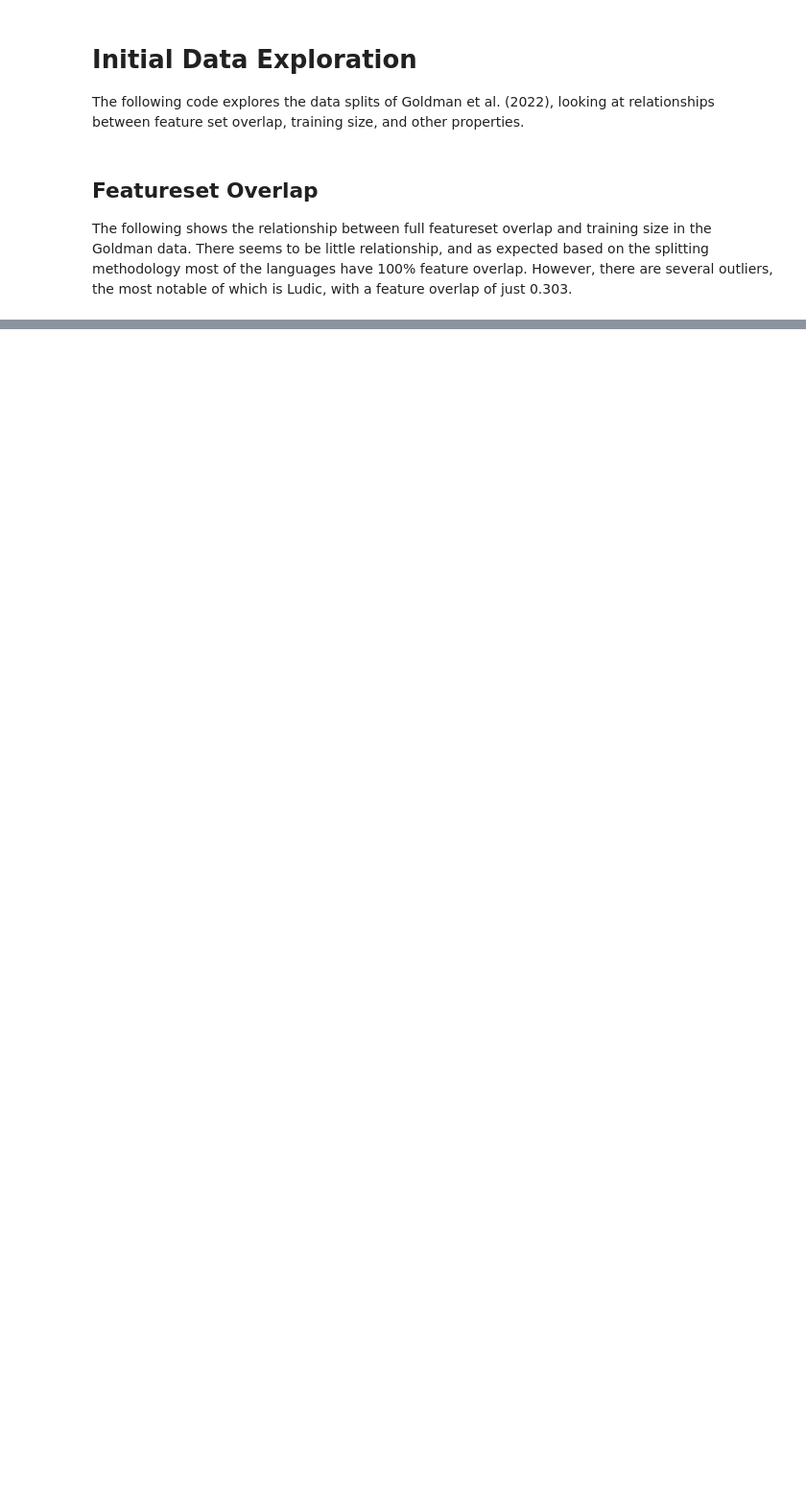
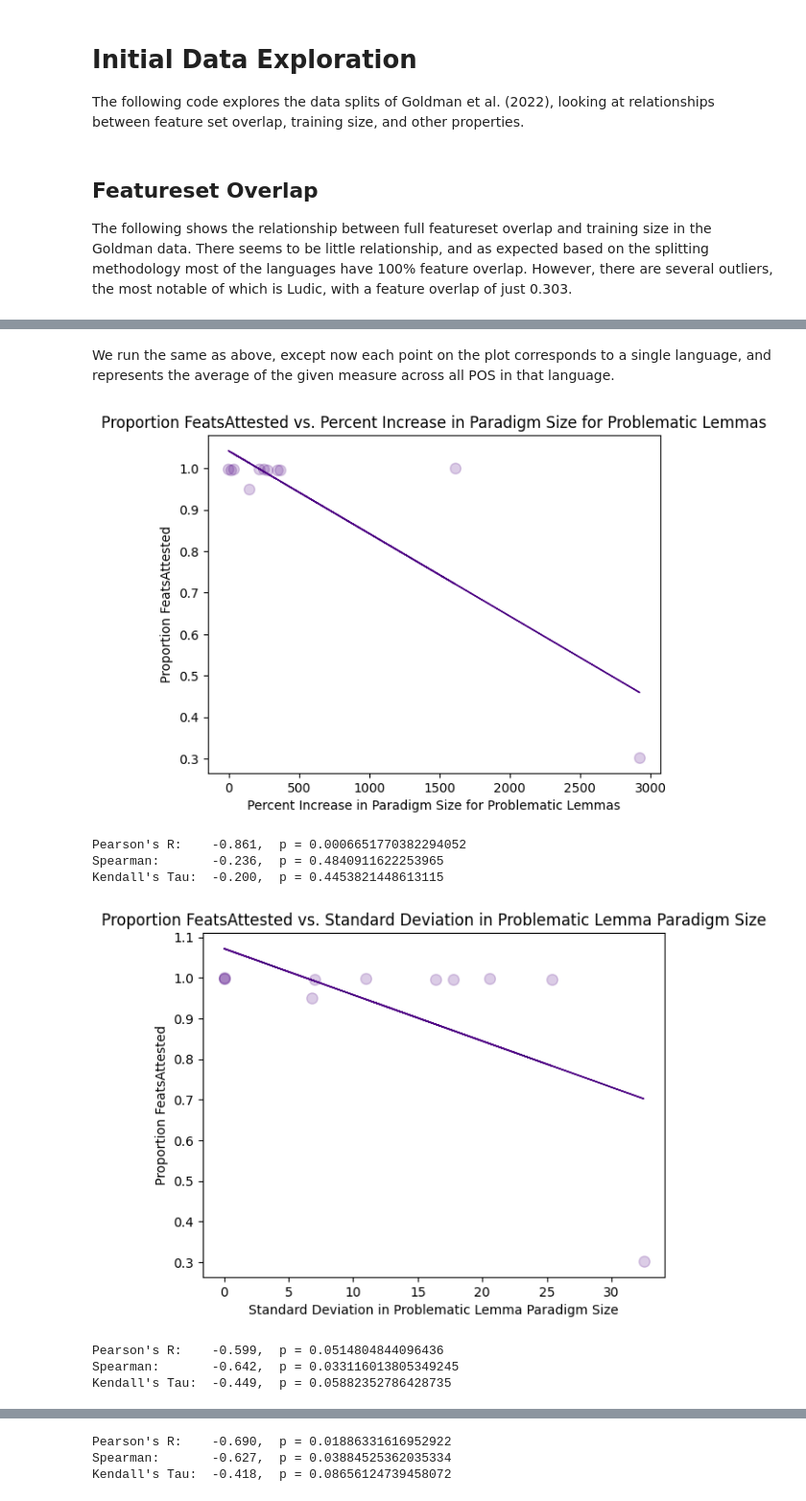
Before and after one commit to paynesa/qp2, a Jupyter notebook: code/exploration_plotting.ipynb, the cells around one changed output, grey strips where cells are left out. Shown at 96% size. Drawn from its saved outputs; the diff is of its cells as text; code cells hidden in the pictures; blank space fills up the shorter version.

```diff
--- a/code/exploration_plotting.ipynb
+++ b/code/exploration_plotting.ipynb
@@ -177,0 +256,67 @@ NameError: name 'difference_good' is not defined
+# %% [markdown]
+We run the same as above, except now each point on the plot corresponds to a single language, and represents the average of the given measure across all POS in that language.
+# %%
+ovlps = []
+problematic_percent_increase = []
+problematic_stdevs = []
+test_stdevs = []
+
+# Iterate through all the languages with less than 100% overlap and store each POS separately
+for ovlp, lang in zip(overlap, languages):
+    res = investigate_feature_overlap(f"{PATH_TO_DATA}/{lang}", verbose=False)
+    if ovlp < 1:
+        # Store for calculating the averages for each language
+        local_percent_increase = []
+        local_prob_stdevs = []
+        local_test_stdevs = []
+        for pos in res:
+            if "problematic" in res[pos]:
+                # Percent increase in paradigm size
+                train = res[pos]["train"][0]
+                test = res[pos]["problematic"][0]
+                diff = 100 * (test - train) / train
+                local_percent_increase.append(diff)
+                # Standard deviation in problematic paradigm size
+                local_prob_stdevs.append(res[pos]["problematic"][1])
+            if "test" in res[pos]:
+                # Standard deviation in test paradigm size
+                local_test_stdevs.append(res[pos]["test"][1])
+
+        # Calculate the averages for each language
+        local_percent_increase = np.asarray(local_percent_increase)
+        problematic_percent_increase.append(np.mean(local_percent_increase))
+
+        local_prob_stdevs = np.asarray(local_prob_stdevs)
+        problematic_stdevs.append(np.mean(local_prob_stdevs))
+
+        local_test_stdevs = np.asarray(local_test_stdevs)
+        test_stdevs.append(np.mean(local_test_stdevs))
+
+        ovlps.append(ovlp)
+
+# Plot the percent increase vs. the featureset overlap
+plot_stats(problematic_percent_increase,
+           ovlps,
+           "Percent Increase in Paradigm Size for Problematic Lemmas",
+           "Proportion FeatsAttested")
+
+# Plot the standard deviation vs. the featureset overlap
+plot_stats(problematic_stdevs,
+           ovlps,
+           "Standard Deviation in Problematic Lemma Paradigm Size",
+           "Proportion FeatsAttested")
+
+# Plot the standard deviation of the test paradigm size vs. the featureset overlap
+plot_stats(test_stdevs,
+           ovlps,
+           "Standard Deviation in Test Paradigm Size",
+           "Proportion FeatsAttested")
+# %% [output]
+[figure, added]
+Pearson's R:    -0.861,  p = 0.0006651770382294052
+Spearman:       -0.236,  p = 0.4840911622253965
+Kendall's Tau:  -0.200,  p = 0.4453821448613115
+[figure, added]
+Pearson's R:    -0.599,  p = 0.0514804844096436
+Spearman:       -0.642,  p = 0.033116013805349245
+Kendall's Tau:  -0.449,  p = 0.05882352786428735
@@ -177,0 +324,3 @@ NameError: name 'difference_good' is not defined
+Pearson's R:    -0.690,  p = 0.01886331616952922
+Spearman:       -0.627,  p = 0.03884525362035334
+Kendall's Tau:  -0.418,  p = 0.08656124739458072
```
Also changed, not shown: parts of 18 cells of this notebook, 4 other files.
